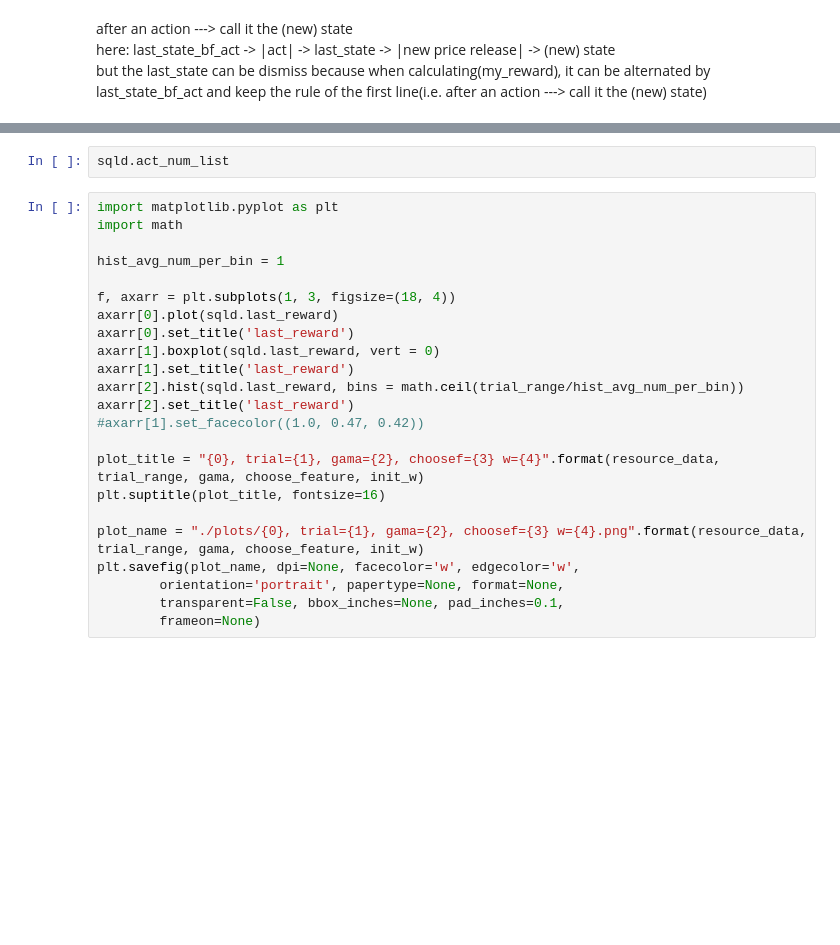
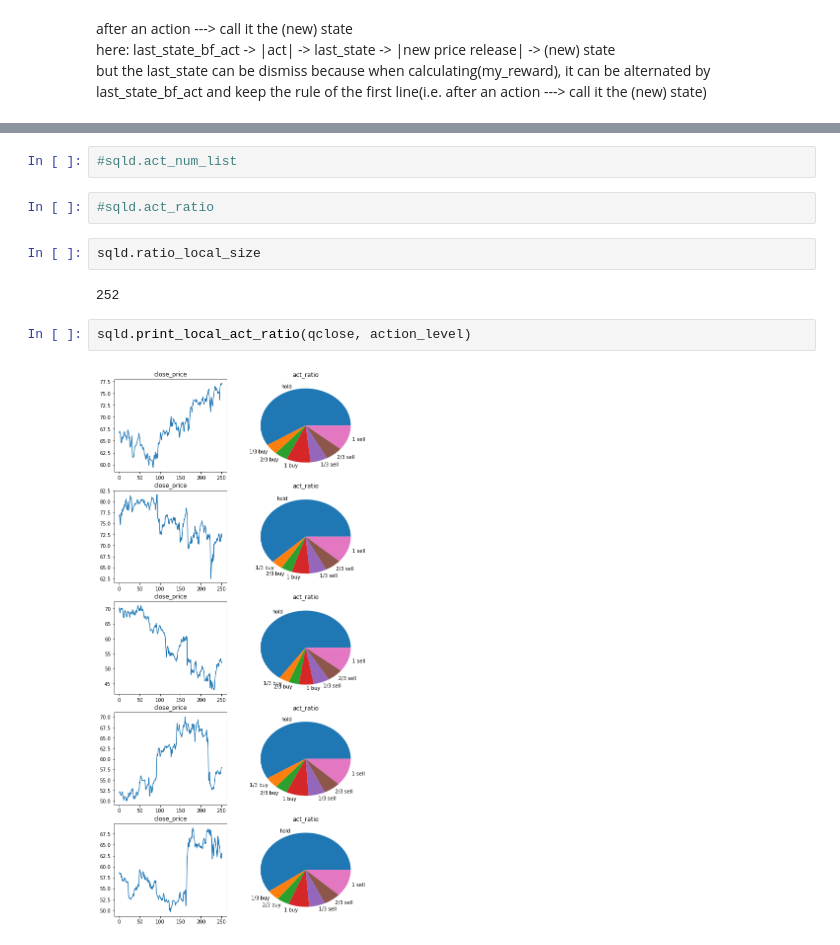
Before and after one commit to da65536/stock-q-learning, a Jupyter notebook: main.ipynb, the cells around one changed output, grey strips where cells are left out. Drawn from its saved outputs; the diff is of its cells as text; blank space fills up the shorter version.

```diff
--- a/main.ipynb
+++ b/main.ipynb
@@ -397,25 +549,12 @@ sum(sqld.last_reward) / float(len(sqld.last_reward))
+# %%
+#sqld.act_num_list
+# %%
+#sqld.act_ratio
 # %%
-sqld.act_num_list
+sqld.ratio_local_size
+# %% [output]
+252
-# %%
-import matplotlib.pyplot as plt
-import math
-
-hist_avg_num_per_bin = 1
-
-f, axarr = plt.subplots(1, 3, figsize=(18, 4))
-axarr[0].plot(sqld.last_reward)
-axarr[0].set_title('last_reward')
-axarr[1].boxplot(sqld.last_reward, vert = 0)
-axarr[1].set_title('last_reward')
-axarr[2].hist(sqld.last_reward, bins = math.ceil(trial_range/hist_avg_num_per_bin))
-axarr[2].set_title('last_reward')
-#axarr[1].set_facecolor((1.0, 0.47, 0.42))
-
-plot_title = "{0}, trial={1}, gama={2}, choosef={3} w={4}".format(resource_data, trial_range, gama, choose_feature, init_w)
-plt.suptitle(plot_title, fontsize=16)
-
-plot_name = "./plots/{0}, trial={1}, gama={2}, choosef={3} w={4}.png".format(resource_data, trial_range, gama, choose_feature, init_w)
-plt.savefig(plot_name, dpi=None, facecolor='w', edgecolor='w',
-        orientation='portrait', papertype=None, format=None,
-        transparent=False, bbox_inches=None, pad_inches=0.1,
-        frameon=None)
+# %%
+sqld.print_local_act_ratio(qclose, action_level)
+# %% [output]
+[figure, added]
```
Also changed, not shown: parts of 15 cells of this notebook, 14 other files.
